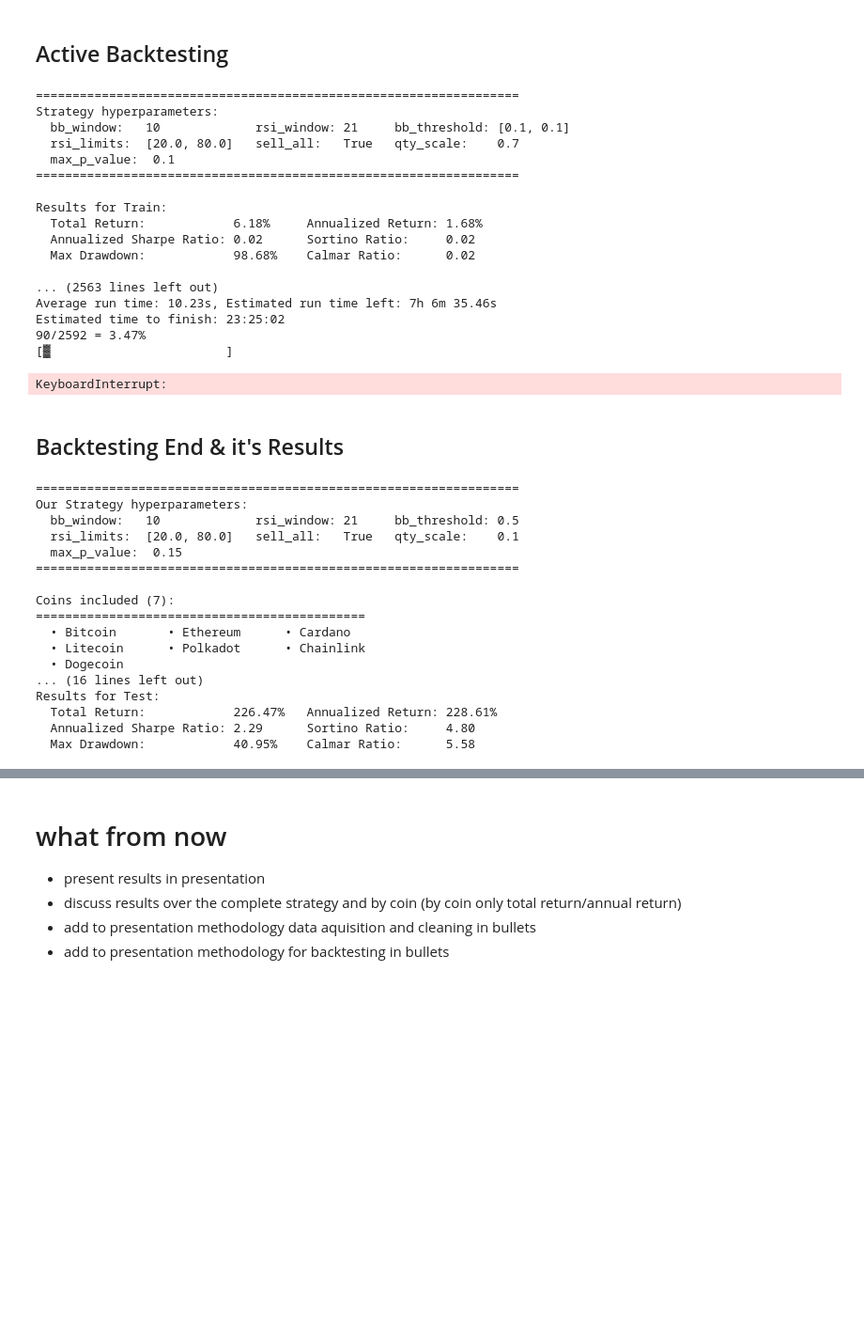
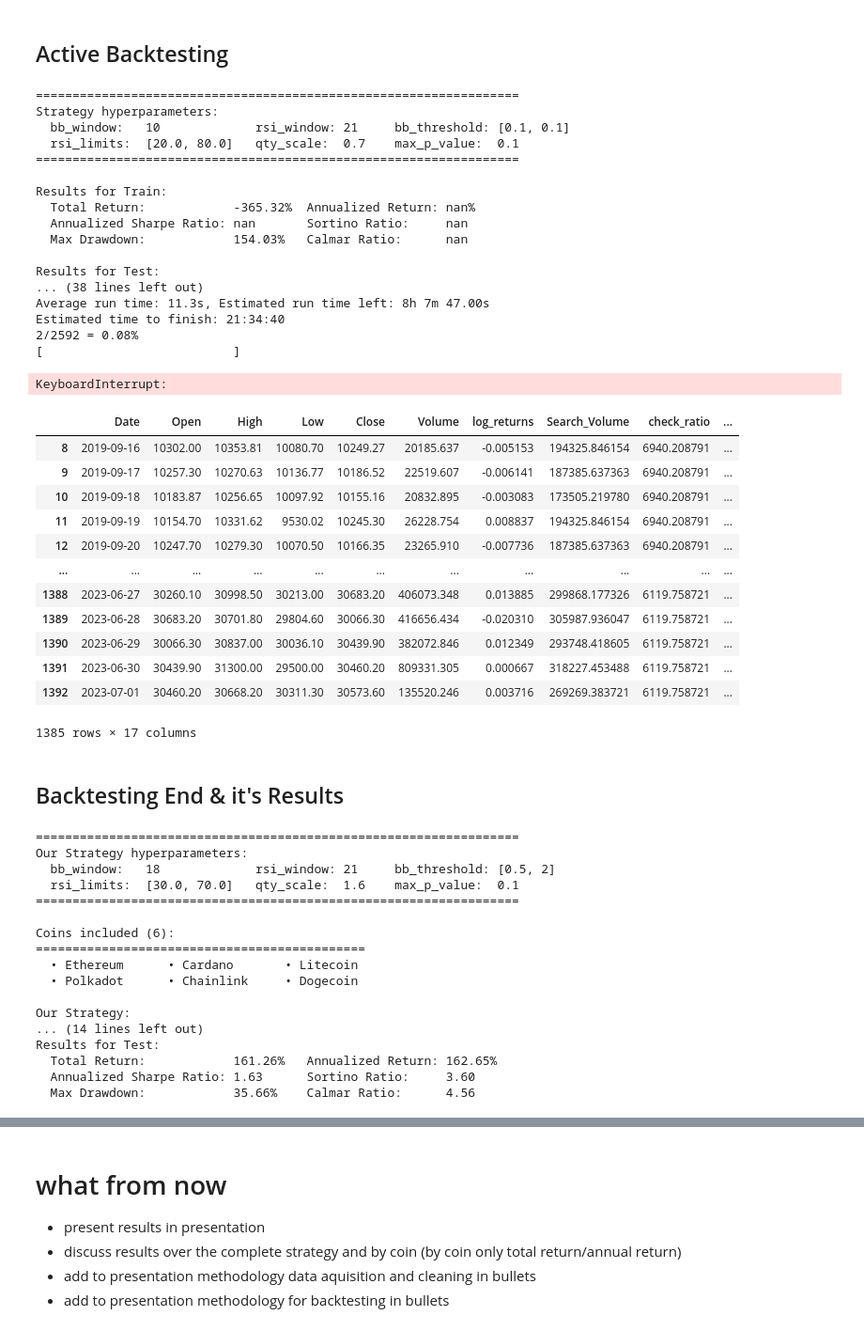
Before and after one commit to HillelCharbit/Trading-Algorithm-Project---google-trends, a Jupyter notebook: presentation/tradeSentmntAnalysis.ipynb, the cells around one changed output, grey strips where cells are left out. Shown at 94% size. Drawn from its saved outputs; the diff is of its cells as text; code cells hidden in the pictures; blank space fills up the shorter version.

```diff
--- a/presentation/tradeSentmntAnalysis.ipynb
+++ b/presentation/tradeSentmntAnalysis.ipynb
@@ -573,6 +575,7 @@ class Strategy():
         # MA of search volume as threshold for Bollinger Bands
         norm_search_MA = norm_search.rolling(window=self.bb_window, min_periods=self.bb_window_min).mean()
         norm_search_sd = norm_search.rolling(window=self.bb_window, min_periods=self.bb_window_min).std()
+        norm_search_sd = norm_search_sd.fillna(0)
         upper_band = norm_search_MA + self.bb_buy_threshold * norm_search_sd
         lower_band = norm_search_MA - self.bb_sell_threshold * norm_search_sd
 
@@ -862,13 +865,15 @@ for i, param in enumerate(params[starting_pos:]):
 
     strat = Strategy(bb_window=bb_window, rsi_window=rsi_window, bb_window_min=bb_window_min, bb_buy_threshold=bb_buy_threshold, bb_sell_threshold=bb_sell_threshold, rsi_window_min=rsi_window_min, rsi_limits=rsi_limits, sell_all=sell_all, qty_scale=qty_scale, commission_type=commission_type, slippage_factor=slippage_factor)
     stratTrainDf = backtest(coinsTrainDfs.copy(), strat, balance, include, commission)
+    stratTrainDf.dropna(inplace = True)
     stratTestDf = backtest(coinsTestDfs.copy(), strat, balance, include, commission)
+    stratTestDf.dropna(inplace = True)
 
-    print(f'==================================================================\nStrategy hyperparameters:\n  bb_window:   {f'{bb_window}':13s}  rsi_window: {f'{rsi_window}':5s}  bb_threshold: [{bb_buy_threshold}, {bb_sell_threshold}]\n  rsi_limits:  {f'{rsi_limits}':13s}  sell_all:   {f'{sell_all}':5s}  qty_scale:    {qty_scale}\n  max_p_value:  {f'{max_p_value}':13s}\n==================================================================\n')
+    print(f'==================================================================\nStrategy hyperparameters:\n  bb_window:   {f'{bb_window}':13s}  rsi_window: {f'{rsi_window}':5s}  bb_threshold: [{bb_sell_threshold}, {bb_buy_threshold}]\n  rsi_limits:  {f'{rsi_limits}':13s}  qty_scale:  {f'{qty_scale}':5s}  max_p_value:  {max_p_value}\n==================================================================\n')
 
-    train_total_return, train_annualized_return, train_annualized_sharpe, train_sortino_ratio, train_max_drawdown, train_calmar_ratio = evaluate_strategy(stratTrainDf.copy(), 'Train')
+    train_total_return, train_annualized_return, train_annualized_sharpe, train_sortino_ratio, train_max_drawdown, train_calmar_ratio = evaluate_strategy(stratTrainDf.copy(), 'Train', rf=0.052)
     print()
-    test_total_return, test_annualized_return, test_annualized_sharpe, test_sortino_ratio, test_max_drawdown, test_calmar_ratio = evaluate_strategy(stratTestDf.copy(), 'Test')
+    test_total_return, test_annualized_return, test_annualized_sharpe, test_sortino_ratio, test_max_drawdown, test_calmar_ratio = evaluate_strategy(stratTestDf.copy(), 'Test', rf=0.052)
     print()
 
     train_total_returns.append(train_total_return)
@@ -941,21 +946,37 @@ overallResultsDf = pd.DataFrame({'train_total_return': train_total_returns, 'tes
 ==================================================================
 Strategy hyperparameters:
   bb_window:   10             rsi_window: 21     bb_threshold: [0.1, 0.1]
-  rsi_limits:  [20.0, 80.0]   sell_all:   True   qty_scale:    0.7
-  max_p_value:  0.1
+  rsi_limits:  [20.0, 80.0]   qty_scale:  0.7    max_p_value:  0.1
 ==================================================================
 
 Results for Train:
-  Total Return:            6.18%     Annualized Return: 1.68%
-  Annualized Sharpe Ratio: 0.02      Sortino Ratio:     0.02
-  Max Drawdown:            98.68%    Calmar Ratio:      0.02
+  Total Return:            -365.32%  Annualized Return: nan%
+  Annualized Sharpe Ratio: nan       Sortino Ratio:     nan
+  Max Drawdown:            154.03%   Calmar Ratio:      nan
 
-... (2563 lines left out)
-Average run time: 10.23s, Estimated run time left: 7h 6m 35.46s
-Estimated time to finish: 23:25:02
-90/2592 = 3.47%
-[▓                        ]
+Results for Test:
+... (38 lines left out)
+Average run time: 11.3s, Estimated run time left: 8h 7m 47.00s
+Estimated time to finish: 21:34:40
+2/2592 = 0.08%
+[                          ]
 KeyboardInterrupt:
+# %%
+coinsTrainDfs[0]
+# %% [output]
+|  | Date | Open | High | Low | Close | Volume | log_returns | Search_Volume | check_ratio | ... |
+| 8 | 2019-09-16 | 10302.00 | 10353.81 | 10080.70 | 10249.27 | 20185.637 | -0.005153 | 194325.846154 | 6940.208791 | ... |
+| 9 | 2019-09-17 | 10257.30 | 10270.63 | 10136.77 | 10186.52 | 22519.607 | -0.006141 | 187385.637363 | 6940.208791 | ... |
+| 10 | 2019-09-18 | 10183.87 | 10256.65 | 10097.92 | 10155.16 | 20832.895 | -0.003083 | 173505.219780 | 6940.208791 | ... |
+| 11 | 2019-09-19 | 10154.70 | 10331.62 | 9530.02 | 10245.30 | 26228.754 | 0.008837 | 194325.846154 | 6940.208791 | ... |
+| 12 | 2019-09-20 | 10247.70 | 10279.30 | 10070.50 | 10166.35 | 23265.910 | -0.007736 | 187385.637363 | 6940.208791 | ... |
+| ... | ... | ... | ... | ... | ... | ... | ... | ... | ... | ... |
+| 1388 | 2023-06-27 | 30260.10 | 30998.50 | 30213.00 | 30683.20 | 406073.348 | 0.013885 | 299868.177326 | 6119.758721 | ... |
+| 1389 | 2023-06-28 | 30683.20 | 30701.80 | 29804.60 | 30066.30 | 416656.434 | -0.020310 | 305987.936047 | 6119.758721 | ... |
+| 1390 | 2023-06-29 | 30066.30 | 30837.00 | 30036.10 | 30439.90 | 382072.846 | 0.012349 | 293748.418605 | 6119.758721 | ... |
+| 1391 | 2023-06-30 | 30439.90 | 31300.00 | 29500.00 | 30460.20 | 809331.305 | 0.000667 | 318227.453488 | 6119.758721 | ... |
+| 1392 | 2023-07-01 | 30460.20 | 30668.20 | 30311.30 | 30573.60 | 135520.246 | 0.003716 | 269269.383721 | 6119.758721 | ... |
+1385 rows × 17 columns
 # %% [markdown]
 ## Backtesting End & it's Results
 # %%
@@ -996,7 +1017,7 @@ comparisonStrat = BuyAndHoldStrategy(sell_all=sell_all, qty_scale=1.0, commissio
 stratComparisonTrainDf = backtest(coinsTrainDfs.copy(), comparisonStrat, balance, include, commission, hoddle=True)
 stratComparisonTestDf = backtest(coinsTestDfs.copy(), comparisonStrat, balance, include, commission, hoddle=True)
 
-print(f'==================================================================\nOur Strategy hyperparameters:\n  bb_window:   {f'{bb_window}':13s}  rsi_window: {f'{rsi_window}':5s}  bb_threshold: [{bb_buy_threshold}, {bb_sell_threshold}]\n  rsi_limits:  {f'{rsi_limits}':13s}  sell_all:   {f'{sell_all}':5s}  qty_scale:    {qty_scale}\n  max_p_value:  {f'{max_p_value}':13s}\n==================================================================\n')
+print(f'=========================================================================\nOur Strategy hyperparameters:\n  bb_window:   {f'{bb_window}':13s}  rsi_window: {f'{rsi_window}':5s}  bb_threshold: [{bb_sell_threshold}, {bb_buy_threshold}]\n  rsi_limits:  {f'{rsi_limits}':13s}  qty_scale:  {f'{qty_scale}':5s}  max_p_value:  {max_p_value}\n=========================================================================\n')
 
 print(f'Coins included ({len(coinsIncluded)}):\n=============================================')
 for j in range(len(coinsIncluded)):
@@ -1014,18 +1035,18 @@ evaluate_strategy(stratComparisonTestDf, 'Test', rf=0.052, returns=False)
 # %% [output]
 ==================================================================
 Our Strategy hyperparameters:
-  bb_window:   10             rsi_window: 21     bb_threshold: 0.5
-  rsi_limits:  [20.0, 80.0]   sell_all:   True   qty_scale:    0.1
-  max_p_value:  0.15
+  bb_window:   18             rsi_window: 21     bb_threshold: [0.5, 2]
+  rsi_limits:  [30.0, 70.0]   qty_scale:  1.6    max_p_value:  0.1
 ==================================================================
 
-Coins included (7):
+Coins included (6):
 =============================================
-  • Bitcoin       • Ethereum      • Cardano
-  • Litecoin      • Polkadot      • Chainlink
-  • Dogecoin
-... (16 lines left out)
+  • Ethereum      • Cardano       • Litecoin
+  • Polkadot      • Chainlink     • Dogecoin
+
+Our Strategy:
+... (14 lines left out)
 Results for Test:
-  Total Return:            226.47%   Annualized Return: 228.61%
-  Annualized Sharpe Ratio: 2.29      Sortino Ratio:     4.80
-  Max Drawdown:            40.95%    Calmar Ratio:      5.58
+  Total Return:            161.26%   Annualized Return: 162.65%
+  Annualized Sharpe Ratio: 1.63      Sortino Ratio:     3.60
+  Max Drawdown:            35.66%    Calmar Ratio:      4.56
```
Also changed, not shown: parts of 5 cells of this notebook, 7 other files.
